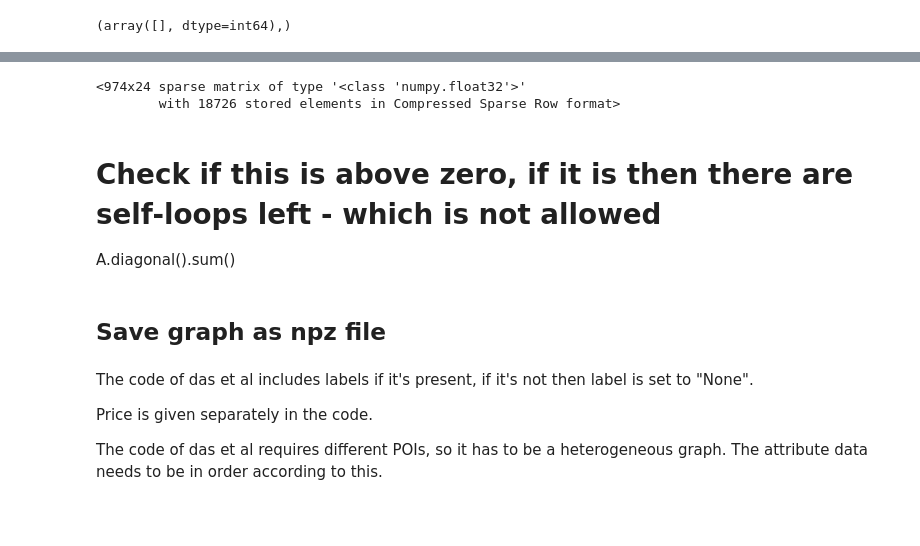
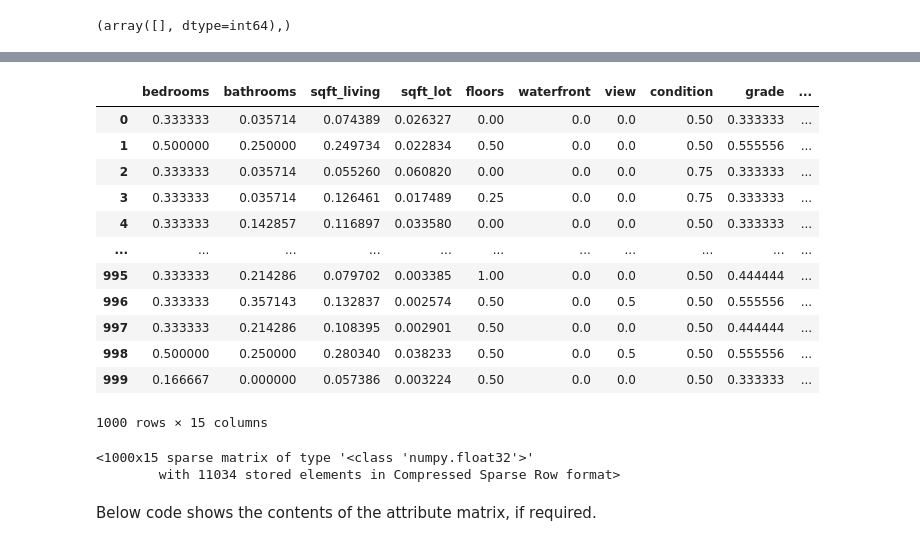
Before and after one commit to Tommy991118/Thesis-GNN, a Jupyter notebook: DataPipeline.ipynb, the cells around one changed output, grey strips where cells are left out. Drawn from its saved outputs; the diff is of its cells as text; code cells hidden in the pictures; blank space fills up the shorter version.

```diff
--- a/DataPipeline.ipynb
+++ b/DataPipeline.ipynb
@@ -236,0 +110,3 @@ print(G.edges(182))
+# %%
+# Drop unnecessary columns
+df.drop(["zipcode"], axis=1, inplace=True)
@@ -236,0 +232,30 @@ print(G.edges(182))
+# %%
+threshold = 1 # in kilometers
+
+# Loop over all pairs of nodes and add an edge if their distance is below the threshold
+i = 1
+for u, u_data in G.nodes(data=True):
+    print(i)
+    i += 1
+    for v, v_data in G.nodes(data=True):
+        if u < v:
+            u_pos = u_data['pos']
+            v_pos = v_data['pos']
+            dist = distance(u_pos, v_pos).km
+            if dist <= threshold:
+                G.add_edge(u, v, weight=dist)
+    #Make sure each node has at least one connection
+    if G.degree[u] < 1:
+        closest_dist = 1000 #arbitrary number
+        closest_node = 0
+
+        for v, v_data in G.nodes(data=True):
+            if u != v:
+                    u_pos = u_data['pos']
+                    v_pos = v_data['pos']
+                    dist = distance(u_pos, v_pos).km
+                    if dist < closest_dist:
+                        closest_dist = dist
+                        closest_node = v
+        G.add_edge(u, closest_node, weight=dist)
+        print(closest_dist)
@@ -347,18 +363,0 @@ df.shape
-# %%
-df_numpy = df.to_numpy()
-attr_matrix = csr_matrix(df_numpy).astype("float32")
-attr_matrix
-# %% [output]
-<974x24 sparse matrix of type '<class 'numpy.float32'>'
-        with 18726 stored elements in Compressed Sparse Row format>
-# %% [markdown]
-# Check if this is above zero, if it is then there are self-loops left - which is not allowed
-A.diagonal().sum()
-# %% [markdown]
-## Save graph as npz file
-# %% [markdown]
-The code of das et al includes labels if it's present, if it's not then label is set to "None".
-
-Price is given separately in the code.
-
-The code of das et al requires different POIs, so it has to be a heterogeneous graph. The attribute data needs to be in order according to this.
@@ -368,0 +364,28 @@ np.savez('FINALEDUMMYDATASET.npz', edges = G.edges, adj_data=A.data, adj_indices
+# %%
+# Remove features that do not represent features of the house itself and the target variable
+df_cleaned = df.drop(["index","id", "price", "lat", "long"], axis=1, inplace=False)
+df_cleaned = df_cleaned.reset_index(drop=True)
+df_cleaned
+# %% [output]
+|  | bedrooms | bathrooms | sqft_living | sqft_lot | floors | waterfront | view | condition | grade | ... |
+| 0 | 0.333333 | 0.035714 | 0.074389 | 0.026327 | 0.00 | 0.0 | 0.0 | 0.50 | 0.333333 | ... |
+| 1 | 0.500000 | 0.250000 | 0.249734 | 0.022834 | 0.50 | 0.0 | 0.0 | 0.50 | 0.555556 | ... |
+| 2 | 0.333333 | 0.035714 | 0.055260 | 0.060820 | 0.00 | 0.0 | 0.0 | 0.75 | 0.333333 | ... |
+| 3 | 0.333333 | 0.035714 | 0.126461 | 0.017489 | 0.25 | 0.0 | 0.0 | 0.75 | 0.333333 | ... |
+| 4 | 0.333333 | 0.142857 | 0.116897 | 0.033580 | 0.00 | 0.0 | 0.0 | 0.50 | 0.333333 | ... |
+| ... | ... | ... | ... | ... | ... | ... | ... | ... | ... | ... |
+| 995 | 0.333333 | 0.214286 | 0.079702 | 0.003385 | 1.00 | 0.0 | 0.0 | 0.50 | 0.444444 | ... |
+| 996 | 0.333333 | 0.357143 | 0.132837 | 0.002574 | 0.50 | 0.0 | 0.5 | 0.50 | 0.555556 | ... |
+| 997 | 0.333333 | 0.214286 | 0.108395 | 0.002901 | 0.50 | 0.0 | 0.0 | 0.50 | 0.444444 | ... |
+| 998 | 0.500000 | 0.250000 | 0.280340 | 0.038233 | 0.50 | 0.0 | 0.5 | 0.50 | 0.555556 | ... |
+| 999 | 0.166667 | 0.000000 | 0.057386 | 0.003224 | 0.50 | 0.0 | 0.0 | 0.50 | 0.333333 | ... |
+1000 rows × 15 columns
+# %%
+df_numpy = df_cleaned.to_numpy()
+attr_matrix = csr_matrix(df_numpy).astype("float32")
+attr_matrix
+# %% [output]
+<1000x15 sparse matrix of type '<class 'numpy.float32'>'
+        with 11034 stored elements in Compressed Sparse Row format>
+# %% [markdown]
+Below code shows the contents of the attribute matrix, if required.
```
Also changed, not shown: parts of 148 cells of this notebook.
